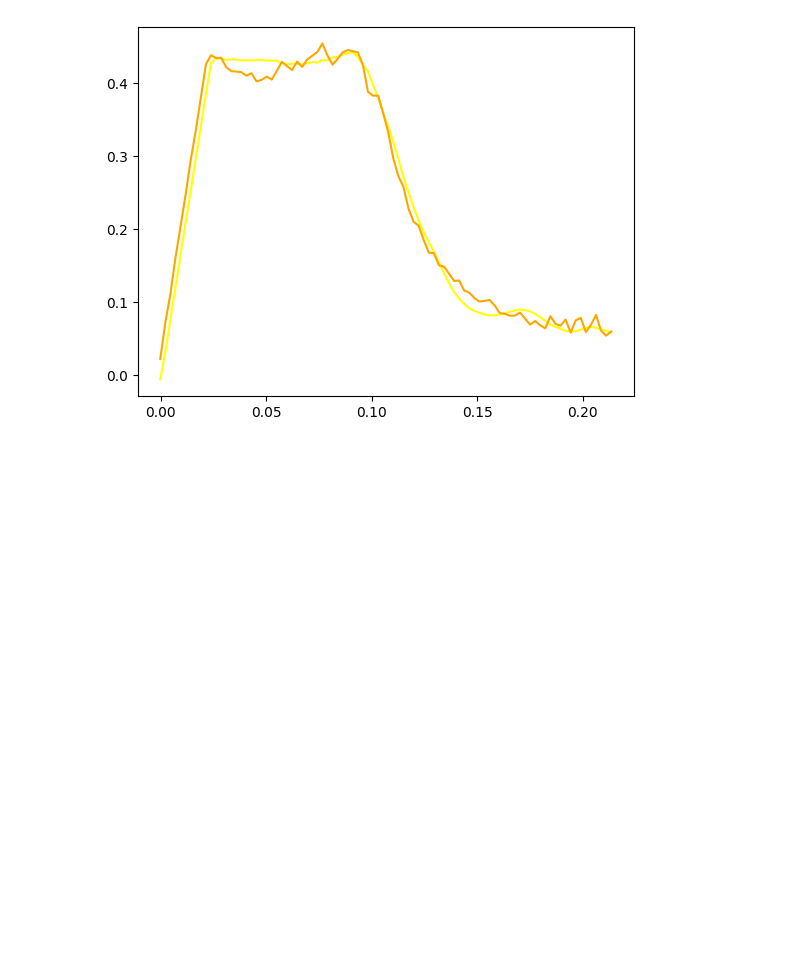
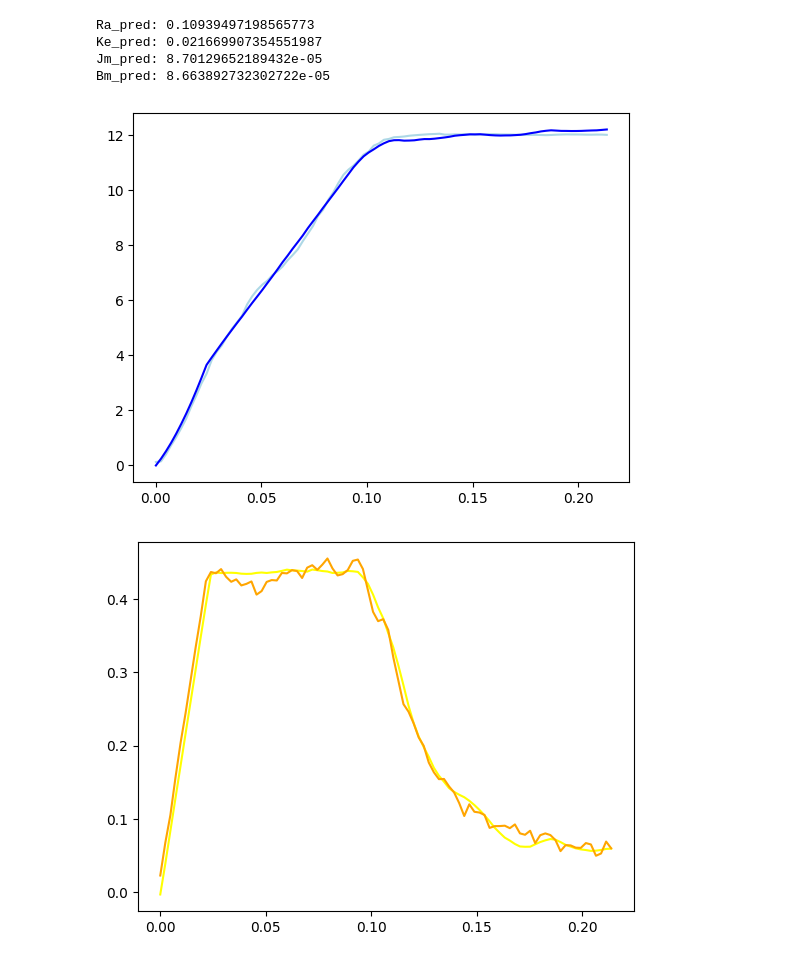
Before and after one commit to sackariaslunman/billy-agv, a Jupyter notebook: simulation/simulation/dcmotor_regression.ipynb, the cells around one changed output. Saved outputs shown, nothing was run; the diff lists cells and outputs as text; code cells hidden in the pictures; blank space fills up the shorter version.

```diff
--- a/simulation/simulation/dcmotor_regression.ipynb
+++ b/simulation/simulation/dcmotor_regression.ipynb
@@ -131,14 +137,13 @@ df
 # Linear regression
 
 # Circuit Equation
-# Va = i*Ra + L*di/dt + Ke*w
+# Va = i*Ra + Ke*w
 # Tm = Ke*i = TL + Jm*dw/dt + Bm*w
 
-Ra = 0.091
-Ke = 18.803 / 1000
 TL = 0
 
 t = np.array(df["t"].array)
+N = len(t)
 
 Va = np.array(df["Va"].array)
 
@@ -232,14 +155,46 @@ Bm 8.84394590035123e-05
-# %%
-# Equations
-# Va = i*Ra + L*di/dt + Ke*w
-# Tm = Kt*i = TL + Jm*dw/dt + Bm*w
-# TL = Kt*i - Jm*dw/dt - Bm*w
-
-Tm = Ke_pred * Ia
-Tm_pred = TL + Jm_pred*dWm + Bm_pred*Wm
-
-plt.plot(t, Tm, c="yellow")
-plt.plot(t, Tm_pred, c="orange")
-plt.show()
-# %% [output]
-[figure, removed]
+# %%
+XX_T = np.zeros((4, 4))
+Xy = np.zeros((4, 1))
+
+for k in range(N):
+    X = np.array([
+        [Ia[k], Wm[k], 0, 0],
+        [0, Ia[k], -dWm[k], -Wm[k]]
+    ])
+    y = np.vstack([Va[k], TL])
+
+    XX_T += X.T @ X
+    Xy += X.T @ y
+
+theta = np.hstack(np.linalg.inv(XX_T).dot(Xy))
+theta
+
+Ra_pred = theta[0]
+Ke_pred = theta[1]
+Kt_pred = Ke_pred
+Jm_pred = theta[2]
+Bm_pred = theta[3]
+
+print("Ra_pred:", Ra_pred)
+print("Ke_pred:", Ke_pred)
+print("Jm_pred:", Jm_pred)
+print("Bm_pred:", Bm_pred)
+
+Va_pred = Ia*Ra_pred + Ke_pred*Wm
+Tm = Kt_pred * Ia
+Tm_pred = TL + Jm_pred*dWm + Bm_pred*Wm
+
+plt.plot(t, Va, c="lightblue")
+plt.plot(t, Va_pred, c="blue")
+plt.show()
+
+plt.plot(t, Tm, c="yellow")
+plt.plot(t, Tm_pred, c="orange")
+plt.show()
+# %% [output]
+Ra_pred: 0.10939497198565773
+Ke_pred: 0.021669907354551987
+Jm_pred: 8.70129652189432e-05
+Bm_pred: 8.663892732302722e-05
+[figure, added]
+[figure, added]
```
Also changed, not shown: parts of 7 cells of this notebook, 17 other files.
